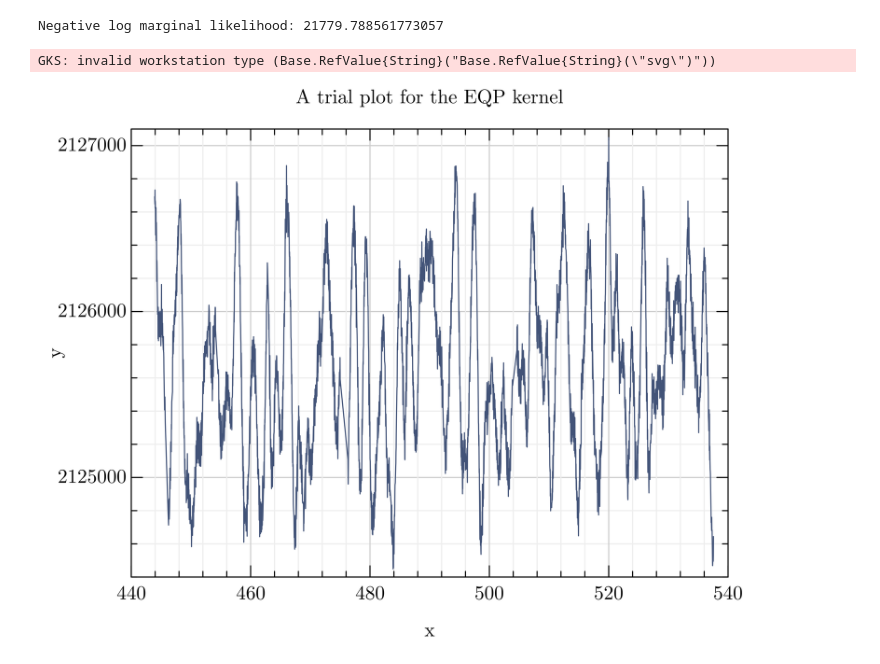
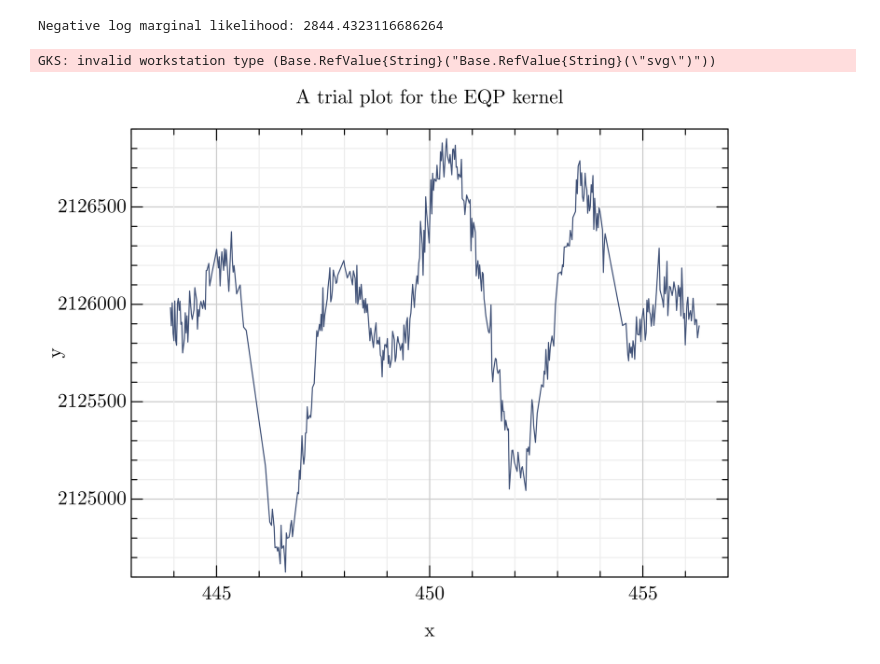
Before and after one commit to paveloom-c/GPKernels, a Jupyter notebook: notebooks/KIC1430163/EQP/EQP.ipynb, the cells around one changed output. Cells and saved outputs as stored; diff of their text form; code cells hidden in the pictures.

```diff
--- a/notebooks/KIC1430163/EQP/EQP.ipynb
+++ b/notebooks/KIC1430163/EQP/EQP.ipynb
@@ -55,41 +56,41 @@ function nlml(θ)
     A, l, P, μ, σ²ₙ = unpack(θ)
     k = EQPKernel(A, l, P)
     g = GP(μ, k, GPC())
-    return -logpdf(g(t, σ²ₙ), f)
+    return -logpdf(g(tₛ, σ²ₙ), fₛ)
 end
 ;
 # %%
 # Select the trial parameters
-Aₜ = A₀
-lₜ = 0.60
+Aₜ = Aₛ
+lₜ = 1.0
 Pₜ = P₀
-μₜ = μ₀
+μₜ = μₛ
 σ²ₙₜ = 5500
 
 # Initialize the test kernel
 k = EQPKernel(Aₜ, lₜ, Pₜ)
 
 # Create a Gaussian process
 g = GP(μₜ, k, GPC())
 
 # Take the values of one of the Gaussian process realizations
 # on the time values of the original time series
-x = t
+x = tₛ
 y = rand(g(x, σ²ₙₜ))
 
 plot(x, y; linecolor)
 
 title("A trial plot for the EQP kernel")
 xlabel("x")
 ylabel("y")
 
-θ = [Aₜ, lₜ, Pₜ, μₜ, σ²ₙₜ]
-println("Negative log marginal likelihood: ", nlml(θ))
+θₜ = [Aₜ, lₜ, Pₜ, μₜ, σ²ₙₜ]
+println("Negative log marginal likelihood: ", nlml(θₜ))
 
 gcf()
 # %% [output]
-Negative log marginal likelihood: 21779.788561773057
+Negative log marginal likelihood: 2844.4323116686264
 GKS: invalid workstation type (Base.RefValue{String}("Base.RefValue{String}(\"svg\")"))
-[figure, old version]
+[figure, new version]
 # %%
 # Collect a parameters vector
```
Also changed, not shown: parts of 5 cells of this notebook, 1 other file.
